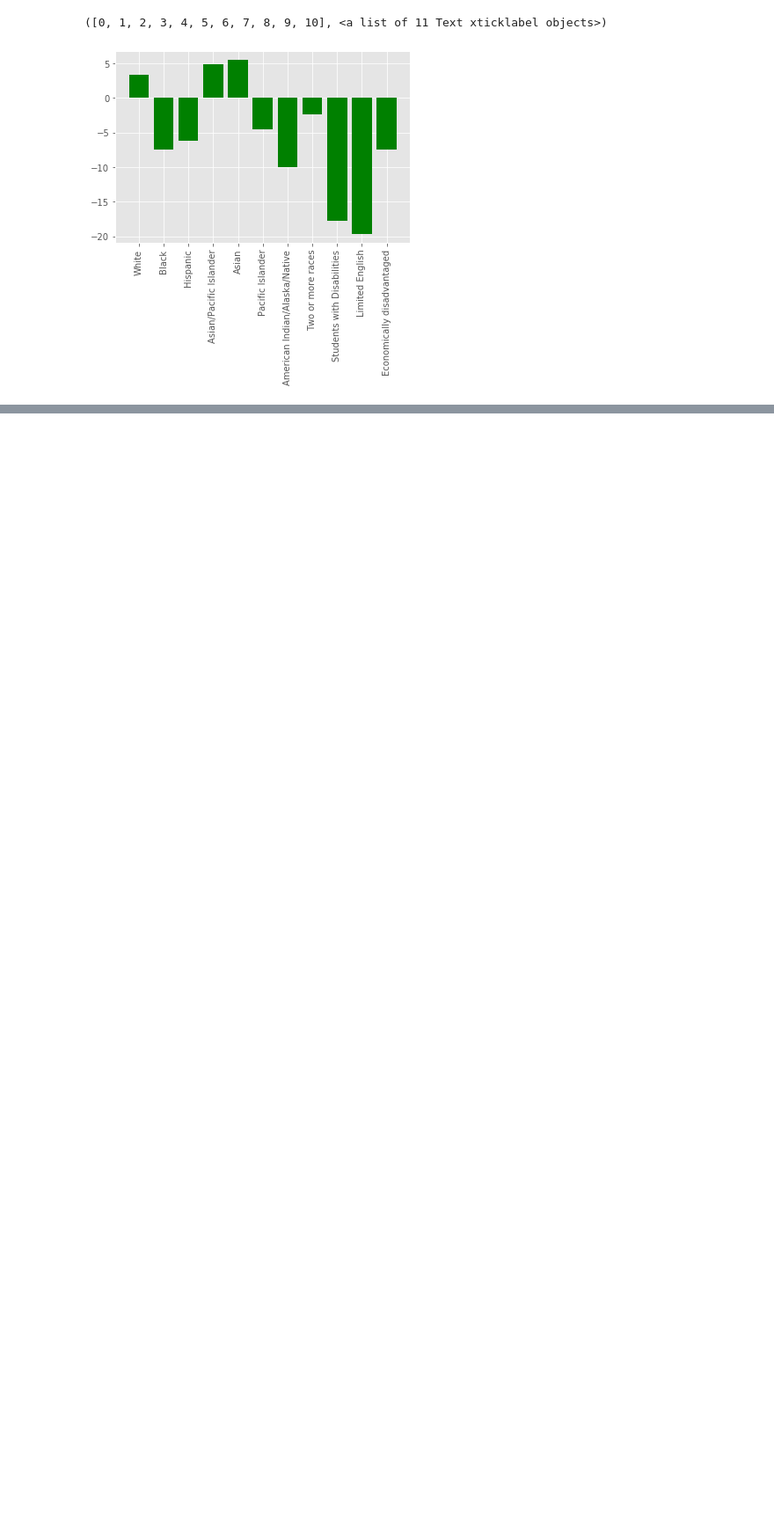
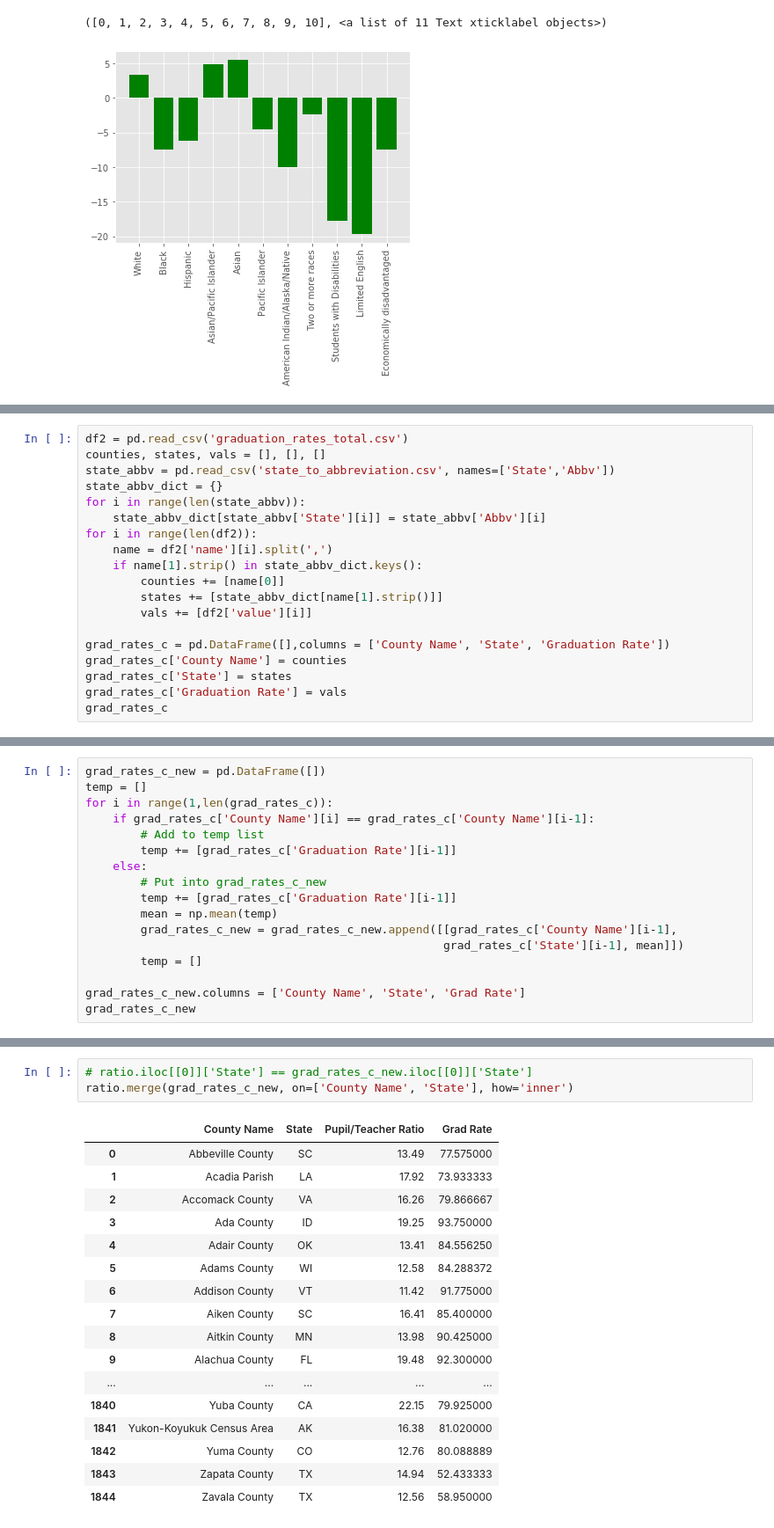
Before and after one commit to tara-jawahar/pds_final_project, a Jupyter notebook: final_project.ipynb, the cells around one changed output, grey strips where cells are left out. Shown: that part at 88% size. Drawn from its saved outputs; the diff is of its cells as text; blank space fills up the shorter version.

```diff
--- a/final_project.ipynb
+++ b/final_project.ipynb
@@ -313,0 +353,19 @@ plt.xticks(rotation=90)
+# %%
+df2 = pd.read_csv('graduation_rates_total.csv')
+counties, states, vals = [], [], []
+state_abbv = pd.read_csv('state_to_abbreviation.csv', names=['State','Abbv'])
+state_abbv_dict = {}
+for i in range(len(state_abbv)):
+    state_abbv_dict[state_abbv['State'][i]] = state_abbv['Abbv'][i]
+for i in range(len(df2)):
+    name = df2['name'][i].split(',')
+    if name[1].strip() in state_abbv_dict.keys():
+        counties += [name[0]]
+        states += [state_abbv_dict[name[1].strip()]]
+        vals += [df2['value'][i]]
+
+grad_rates_c = pd.DataFrame([],columns = ['County Name', 'State', 'Graduation Rate'])
+grad_rates_c['County Name'] = counties
+grad_rates_c['State'] = states
+grad_rates_c['Graduation Rate'] = vals
+grad_rates_c
@@ -313,0 +391,17 @@ plt.xticks(rotation=90)
+# %%
+grad_rates_c_new = pd.DataFrame([])
+temp = []
+for i in range(1,len(grad_rates_c)):
+    if grad_rates_c['County Name'][i] == grad_rates_c['County Name'][i-1]:
+        # Add to temp list
+        temp += [grad_rates_c['Graduation Rate'][i-1]]
+    else:
+        # Put into grad_rates_c_new
+        temp += [grad_rates_c['Graduation Rate'][i-1]]
+        mean = np.mean(temp)
+        grad_rates_c_new = grad_rates_c_new.append([[grad_rates_c['County Name'][i-1],
+                                                    grad_rates_c['State'][i-1], mean]])
+        temp = []
+
+grad_rates_c_new.columns = ['County Name', 'State', 'Grad Rate']
+grad_rates_c_new
@@ -313,0 +427,21 @@ plt.xticks(rotation=90)
+# %%
+# ratio.iloc[[0]]['State'] == grad_rates_c_new.iloc[[0]]['State']
+ratio.merge(grad_rates_c_new, on=['County Name', 'State'], how='inner')
+# %% [output]
+|  | County Name | State | Pupil/Teacher Ratio | Grad Rate |
+| 0 | Abbeville County | SC | 13.49 | 77.575000 |
+| 1 | Acadia Parish | LA | 17.92 | 73.933333 |
+| 2 | Accomack County | VA | 16.26 | 79.866667 |
+| 3 | Ada County | ID | 19.25 | 93.750000 |
+| 4 | Adair County | OK | 13.41 | 84.556250 |
+| 5 | Adams County | WI | 12.58 | 84.288372 |
+| 6 | Addison County | VT | 11.42 | 91.775000 |
+| 7 | Aiken County | SC | 16.41 | 85.400000 |
+| 8 | Aitkin County | MN | 13.98 | 90.425000 |
+| 9 | Alachua County | FL | 19.48 | 92.300000 |
+| ... | ... | ... | ... | ... |
+| 1840 | Yuba County | CA | 22.15 | 79.925000 |
+| 1841 | Yukon-Koyukuk Census Area | AK | 16.38 | 81.020000 |
+| 1842 | Yuma County | CO | 12.76 | 80.088889 |
+| 1843 | Zapata County | TX | 14.94 | 52.433333 |
+| 1844 | Zavala County | TX | 12.56 | 58.950000 |
```
Also changed, not shown: parts of 10 cells of this notebook, 3 other files.
